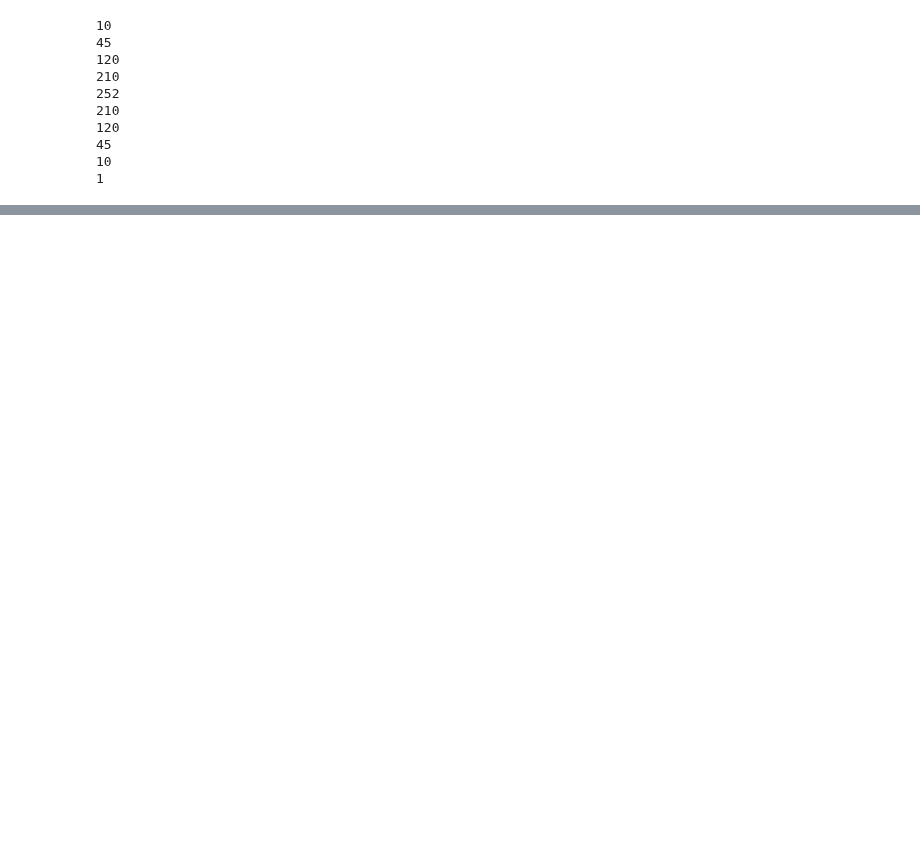
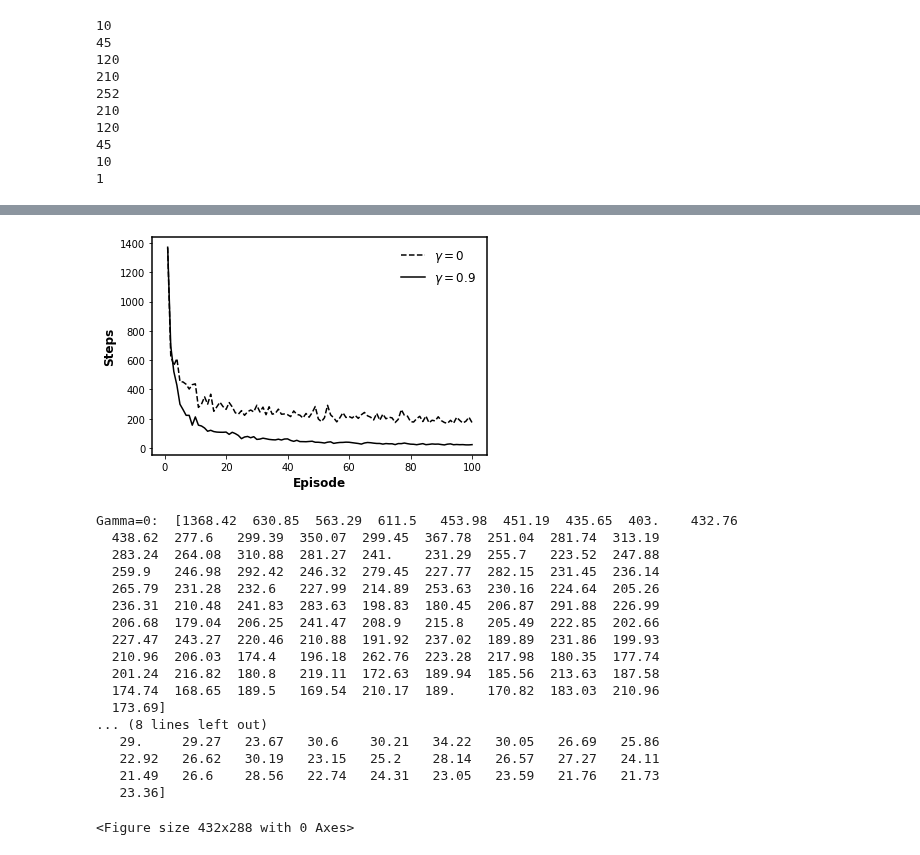
Before and after one commit to GrandJune/HAI, a Jupyter notebook: Denrell2004/Results.ipynb, the cells around one changed output, grey strips where cells are left out. Drawn from its saved outputs; the diff is of its cells as text; code cells hidden in the pictures; blank space fills up the shorter version.

```diff
--- a/Denrell2004/Results.ipynb
+++ b/Denrell2004/Results.ipynb
@@ -118,3 +218,74 @@ plt.clf()
 # %%
 # Time to Solution as Organizational Performance
-# TBD
+from Q_learning import Agent
+import numpy as np
+
+# gamma = 0
+steps_gamma_0 = []
+steps_across_episode_agent = []
+for _ in range(100):
+    np.random.seed(None)
+    q_agent = Agent(N=10, peak=1)
+    steps_across_episode = []
+    for index in range(100):
+        q_agent.learn(alpha=0.2, gamma=0)
+        steps_across_episode.append(q_agent.steps)
+    steps_across_episode_agent.append(steps_across_episode)
+steps_gamma_0 = np.mean(steps_across_episode_agent, axis=0)
+
+# gamma = 0.9
+steps_gamma_09 = []
+steps_across_episode_agent = []
+for _ in range(100):
+    np.random.seed(None)
+    q_agent = Agent(N=10, peak=2)
+    steps_across_episode = []
+    for index in range(100):
+        q_agent.learn(alpha=0.2, gamma=0.9)
+        steps_across_episode.append(q_agent.steps)
+    steps_across_episode_agent.append(steps_across_episode)
+steps_gamma_09 = np.mean(steps_across_episode_agent, axis=0)
+
+# Figure 1: Ave Max Q across Hamming Distance
+x =  range(1, 101)
+# x = [50, 100, 150]
+fig, ax = plt.subplots()
+ax.spines["left"].set_linewidth(1.5)
+ax.spines["right"].set_linewidth(1.5)
+ax.spines["top"].set_linewidth(1.5)
+ax.spines["bottom"].set_linewidth(1.5)
+plt.plot(x, steps_gamma_0, "k--", label="$\gamma={0}$".format(0))
+plt.plot(x, steps_gamma_09, "k-", label="$\gamma={0}$".format(0.9))
+# plt.plot(x, max_performance, "k-v", label="Max")
+plt.xlabel("Episode", fontweight='bold', fontsize=12)
+plt.ylabel('Steps', fontweight='bold', fontsize=12)
+# plt.xticks(x)
+# ax.set_ylim(0, 0.7)
+plt.legend(frameon=False, ncol=1, fontsize=12)
+plt.savefig(r"Steps_across_episode.png", transparent=True, dpi=300)
+plt.show()
+plt.clf()
+print("Gamma=0: ", steps_gamma_0)
+print("Gamma=0.9: ", steps_gamma_09)
+# should be start with 0.73 (max) and 0.82 (softmax)
+# at the third sample, should be as close as to 1% difference
+# %% [output]
+[figure, added]
+Gamma=0:  [1368.42  630.85  563.29  611.5   453.98  451.19  435.65  403.    432.76
+  438.62  277.6   299.39  350.07  299.45  367.78  251.04  281.74  313.19
+  283.24  264.08  310.88  281.27  241.    231.29  255.7   223.52  247.88
+  259.9   246.98  292.42  246.32  279.45  227.77  282.15  231.45  236.14
+  265.79  231.28  232.6   227.99  214.89  253.63  230.16  224.64  205.26
+  236.31  210.48  241.83  283.63  198.83  180.45  206.87  291.88  226.99
+  206.68  179.04  206.25  241.47  208.9   215.8   205.49  222.85  202.66
+  227.47  243.27  220.46  210.88  191.92  237.02  189.89  231.86  199.93
+  210.96  206.03  174.4   196.18  262.76  223.28  217.98  180.35  177.74
+  201.24  216.82  180.8   219.11  172.63  189.94  185.56  213.63  187.58
+  174.74  168.65  189.5   169.54  210.17  189.    170.82  183.03  210.96
+  173.69]
+... (8 lines left out)
+   29.     29.27   23.67   30.6    30.21   34.22   30.05   26.69   25.86
+   22.92   26.62   30.19   23.15   25.2    28.14   26.57   27.27   24.11
+   21.49   26.6    28.56   22.74   24.31   23.05   23.59   21.76   21.73
+   23.36]
+<Figure size 432x288 with 0 Axes>
```
Also changed, not shown: parts of 3 cells of this notebook, 1 other file.
